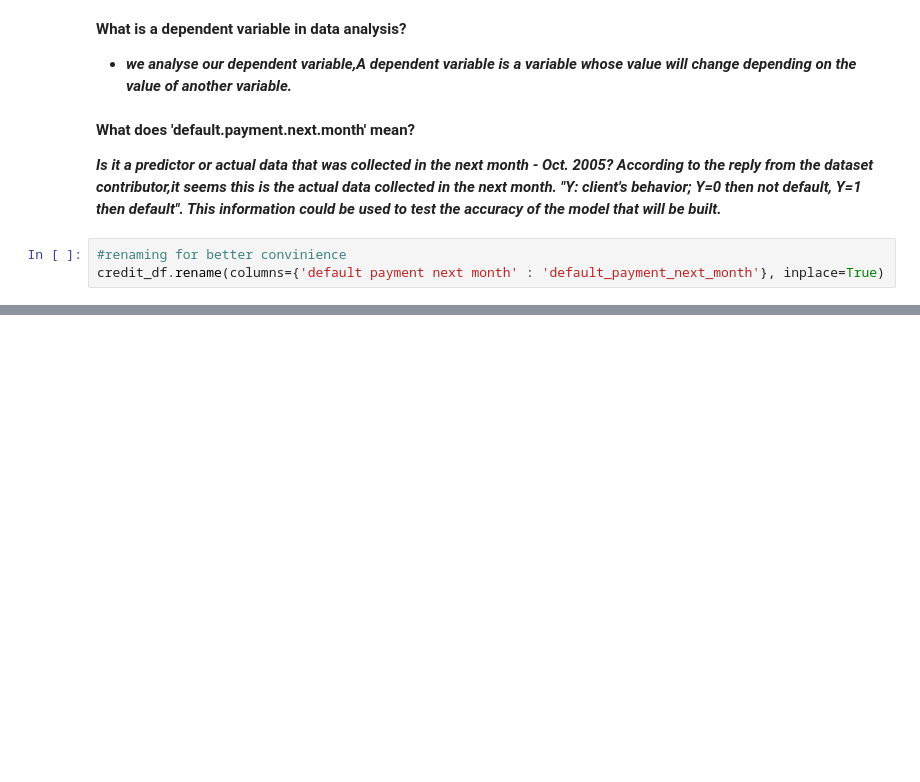
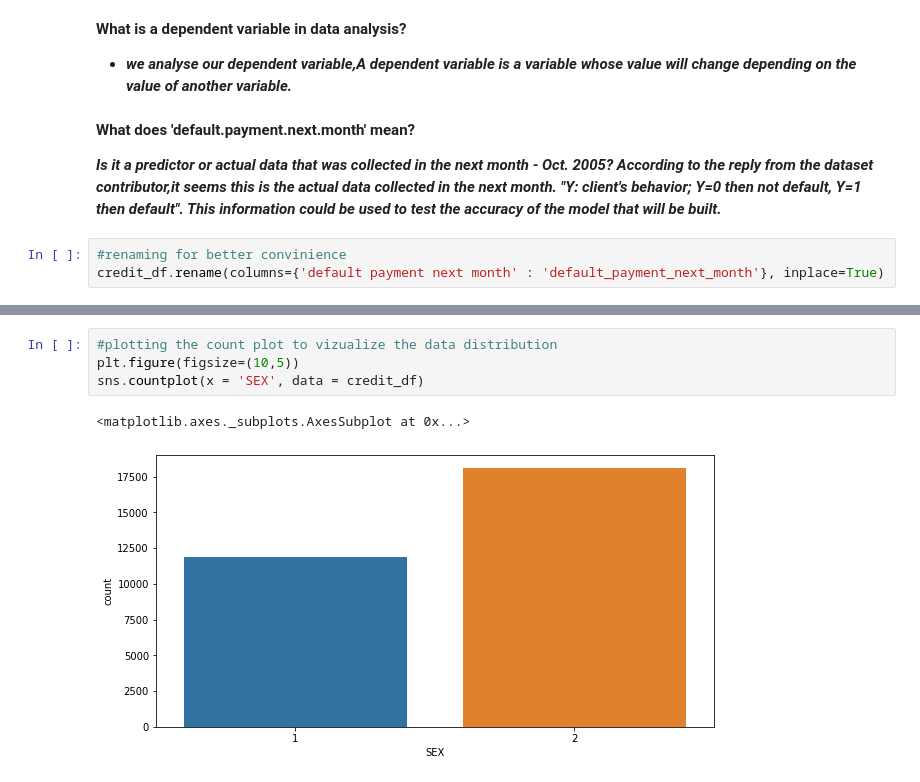
Before and after one commit to rushikeshjagatap85/Credit_Card_Default_Prediction_Capstone_Project, a Jupyter notebook: Credit_Card_Default_Prediction_Capstone_Project.ipynb, the cells around one changed output, grey strips where cells are left out. Drawn from its saved outputs; the diff is of its cells as text; blank space fills up the shorter version.

```diff
--- a/Credit_Card_Default_Prediction_Capstone_Project.ipynb
+++ b/Credit_Card_Default_Prediction_Capstone_Project.ipynb
@@ -321,0 +385,7 @@ credit_df.rename(columns={'default payment next month' : 'default_payment_next_m
+# %%
+#plotting the count plot to vizualize the data distribution
+plt.figure(figsize=(10,5))
+sns.countplot(x = 'SEX', data = credit_df)
+# %% [output]
+<matplotlib.axes._subplots.AxesSubplot at 0x...>
+[figure, added]
```
Also changed, not shown: parts of 52 cells of this notebook.
